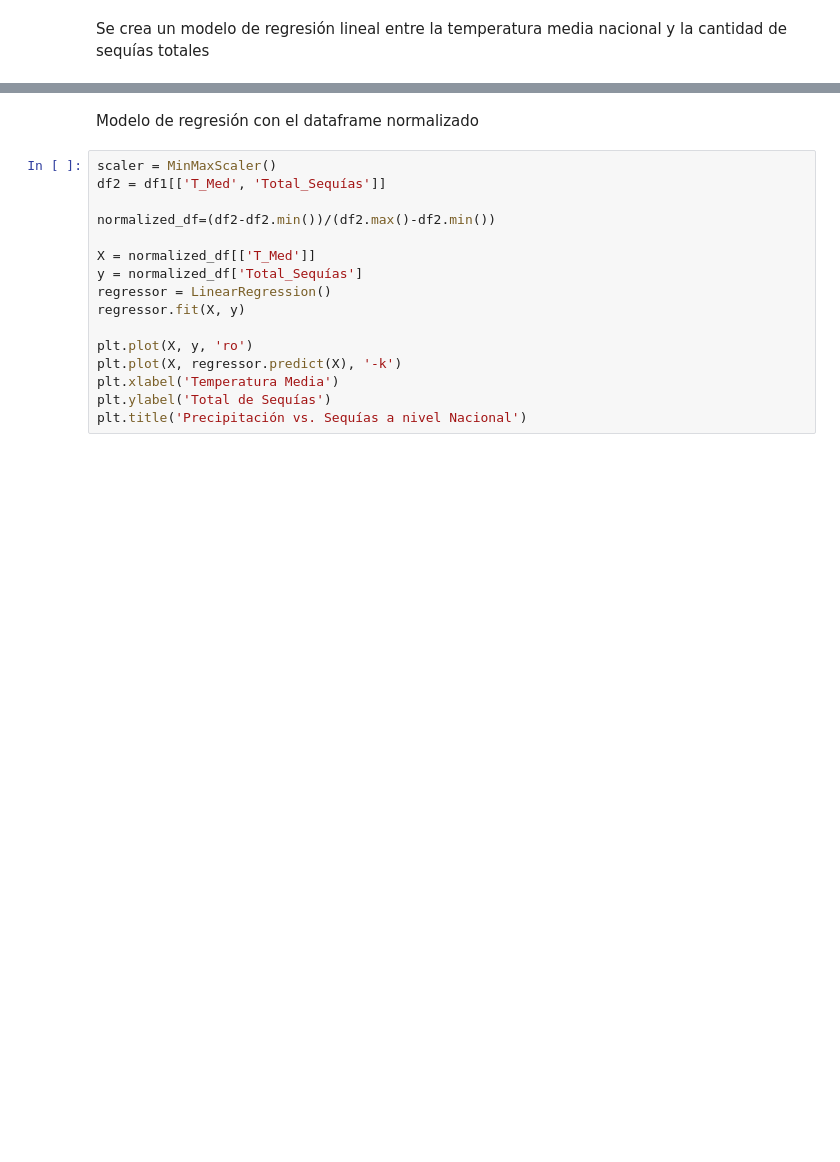
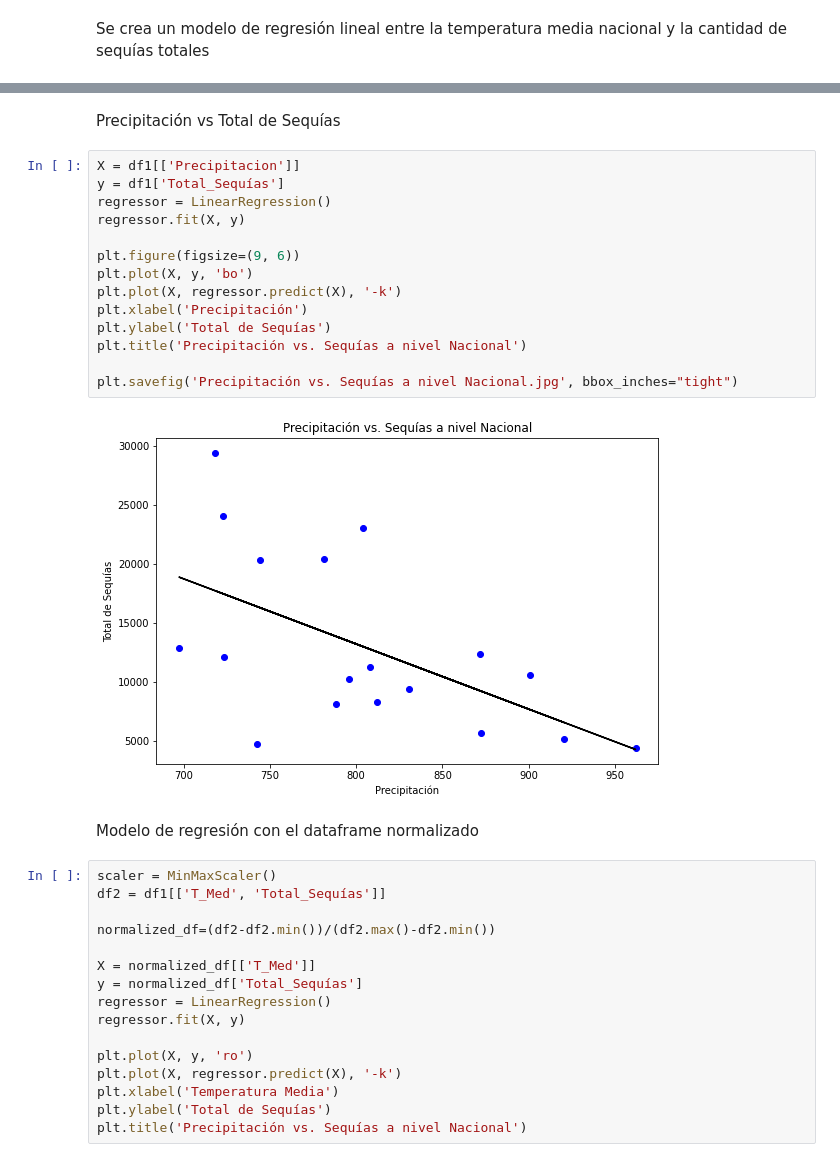
Before and after one commit to AdrianDiazGaxiola/Proyecto-Final, a Jupyter notebook: Sequías.ipynb, the cells around one changed output, grey strips where cells are left out. Cells and saved outputs as stored; diff of their text form; blank space fills up the shorter version.

```diff
--- a/Sequías.ipynb
+++ b/Sequías.ipynb
@@ -597,3 +620,21 @@ Text(0.5, 1.0, 'Precipitación vs. Sequías a nivel Nacional')
+# %% [markdown]
+Precipitación vs Total de Sequías
+# %%
+X = df1[['Precipitacion']]
+y = df1['Total_Sequías']
+regressor = LinearRegression()
+regressor.fit(X, y)
+
+plt.figure(figsize=(9, 6))
+plt.plot(X, y, 'bo')
+plt.plot(X, regressor.predict(X), '-k')
+plt.xlabel('Precipitación')
+plt.ylabel('Total de Sequías')
+plt.title('Precipitación vs. Sequías a nivel Nacional')
+
+plt.savefig('Precipitación vs. Sequías a nivel Nacional.jpg', bbox_inches="tight")
+# %% [output]
+[figure, added]
 # %% [markdown]
 Modelo de regresión con el dataframe normalizado
 # %%
```
Also changed, not shown: parts of 11 cells of this notebook.
